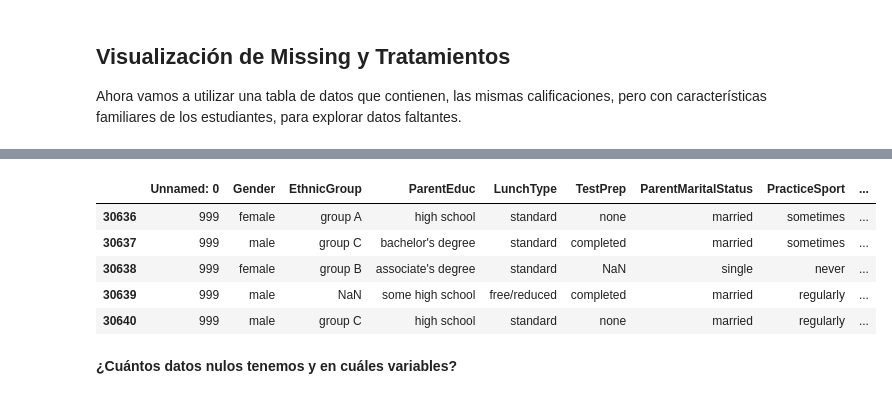
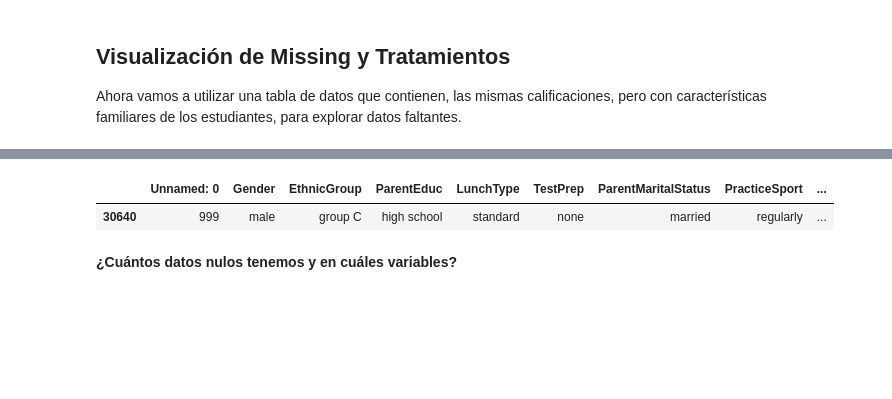
Before and after one commit to jazaineam1/Andes_ADDBD, a Jupyter notebook: Sesion7/M3 Clase 4 - Missing Outliers.ipynb, the cells around one changed output, grey strips where cells are left out. Saved outputs shown, nothing was run; the diff lists cells and outputs as text; code cells hidden in the pictures; blank space fills up the shorter version.

```diff
--- a/Sesion7/M3 Clase 4 - Missing Outliers.ipynb
+++ b/Sesion7/M3 Clase 4 - Missing Outliers.ipynb
@@ -218,12 +234,8 @@ df_missing = pd.read_csv(r'https://raw.githubusercontent.com/jazaineam1/Andes_AD
 # %%
 # Visualización de los últimos 5 registros
-df_missing.tail()
+df_missing.tail(1)
 # %% [output]
 |  | Unnamed: 0 | Gender | EthnicGroup | ParentEduc | LunchType | TestPrep | ParentMaritalStatus | PracticeSport | ... |
-| 30636 | 999 | female | group A | high school | standard | none | married | sometimes | ... |
-| 30637 | 999 | male | group C | bachelor's degree | standard | completed | married | sometimes | ... |
-| 30638 | 999 | female | group B | associate's degree | standard | NaN | single | never | ... |
-| 30639 | 999 | male | NaN | some high school | free/reduced | completed | married | regularly | ... |
 | 30640 | 999 | male | group C | high school | standard | none | married | regularly | ... |
 # %% [markdown]
 **¿Cuántos datos nulos tenemos y en cuáles variables?**
```
Also changed, not shown: parts of 2 cells of this notebook.
